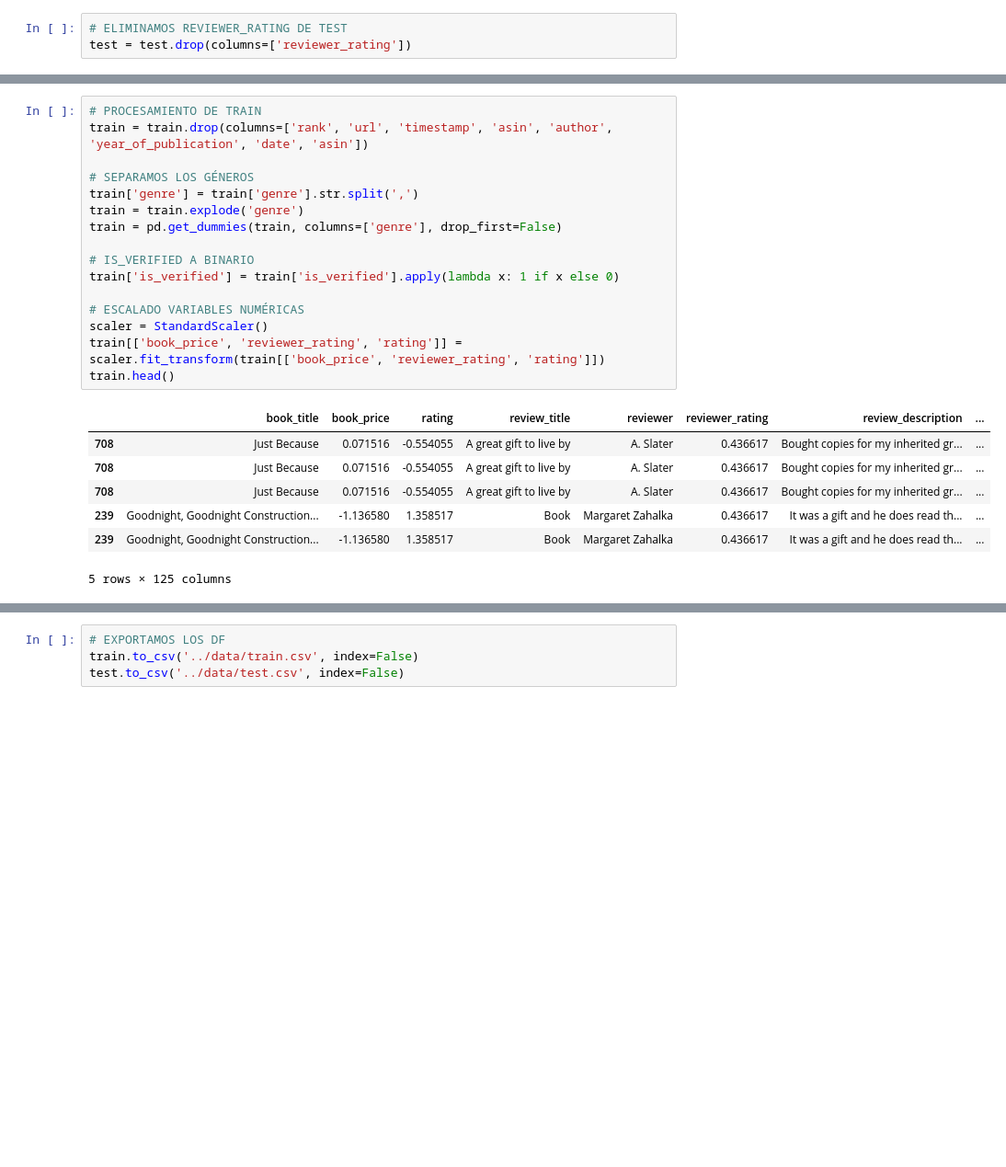
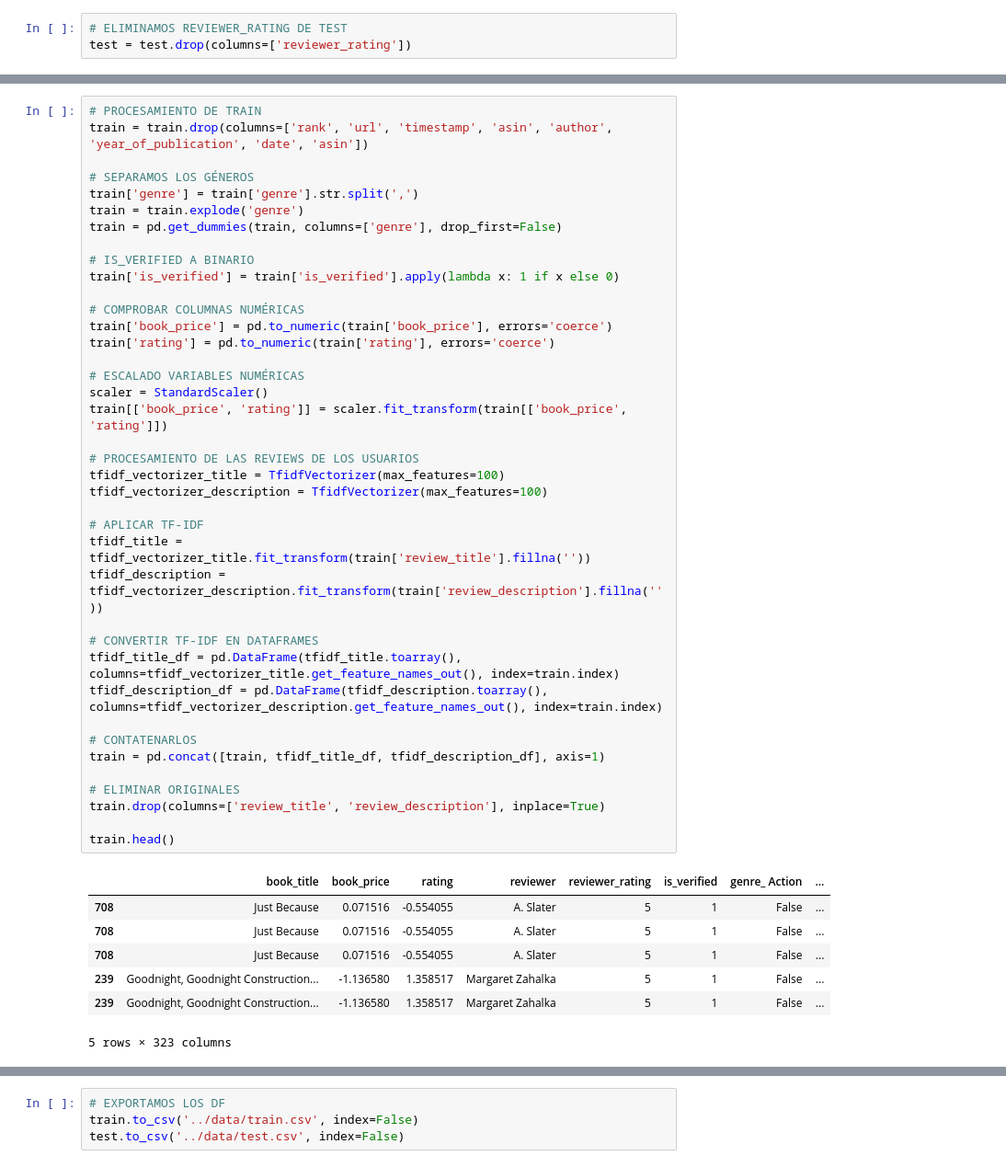
Before and after one commit to gonzalo-ceb/tf-data-science, a Jupyter notebook: notebooks/pre_procesamiento.ipynb, the cells around one changed output, grey strips where cells are left out. Shown at 92% size. Drawn from its saved outputs; the diff is of its cells as text; blank space fills up the shorter version.

```diff
--- a/notebooks/pre_procesamiento.ipynb
+++ b/notebooks/pre_procesamiento.ipynb
@@ -31,24 +31,47 @@ test.head()
 # %%
 # PROCESAMIENTO DE TRAIN
 train = train.drop(columns=['rank', 'url', 'timestamp', 'asin', 'author', 'year_of_publication', 'date', 'asin'])
 
 # SEPARAMOS LOS GÉNEROS
 train['genre'] = train['genre'].str.split(',')
 train = train.explode('genre')
 train = pd.get_dummies(train, columns=['genre'], drop_first=False)
 
 # IS_VERIFIED A BINARIO
 train['is_verified'] = train['is_verified'].apply(lambda x: 1 if x else 0)
 
+# COMPROBAR COLUMNAS NUMÉRICAS
+train['book_price'] = pd.to_numeric(train['book_price'], errors='coerce')
+train['rating'] = pd.to_numeric(train['rating'], errors='coerce')
+
 # ESCALADO VARIABLES NUMÉRICAS
 scaler = StandardScaler()
-train[['book_price', 'reviewer_rating', 'rating']] = scaler.fit_transform(train[['book_price', 'reviewer_rating', 'rating']])
+train[['book_price', 'rating']] = scaler.fit_transform(train[['book_price', 'rating']])
+
+# PROCESAMIENTO DE LAS REVIEWS DE LOS USUARIOS
+tfidf_vectorizer_title = TfidfVectorizer(max_features=100)
+tfidf_vectorizer_description = TfidfVectorizer(max_features=100)
+
+# APLICAR TF-IDF
+tfidf_title = tfidf_vectorizer_title.fit_transform(train['review_title'].fillna(''))
+tfidf_description = tfidf_vectorizer_description.fit_transform(train['review_description'].fillna(''))
+
+# CONVERTIR TF-IDF EN DATAFRAMES
+tfidf_title_df = pd.DataFrame(tfidf_title.toarray(), columns=tfidf_vectorizer_title.get_feature_names_out(), index=train.index)
+tfidf_description_df = pd.DataFrame(tfidf_description.toarray(), columns=tfidf_vectorizer_description.get_feature_names_out(), index=train.index)
+
+# CONTATENARLOS
+train = pd.concat([train, tfidf_title_df, tfidf_description_df], axis=1)
+
+# ELIMINAR ORIGINALES
+train.drop(columns=['review_title', 'review_description'], inplace=True)
+
 train.head()
 # %% [output]
-|  | book_title | book_price | rating | review_title | reviewer | reviewer_rating | review_description | ... |
-| 708 | Just Because | 0.071516 | -0.554055 | A great gift to live by | A. Slater | 0.436617 | Bought copies for my inherited gr... | ... |
-| 708 | Just Because | 0.071516 | -0.554055 | A great gift to live by | A. Slater | 0.436617 | Bought copies for my inherited gr... | ... |
-| 708 | Just Because | 0.071516 | -0.554055 | A great gift to live by | A. Slater | 0.436617 | Bought copies for my inherited gr... | ... |
-| 239 | Goodnight, Goodnight Construction... | -1.136580 | 1.358517 | Book | Margaret Zahalka | 0.436617 | It was a gift and he does read th... | ... |
-| 239 | Goodnight, Goodnight Construction... | -1.136580 | 1.358517 | Book | Margaret Zahalka | 0.436617 | It was a gift and he does read th... | ... |
+|  | book_title | book_price | rating | reviewer | reviewer_rating | is_verified | genre_ Action | ... |
+| 708 | Just Because | 0.071516 | -0.554055 | A. Slater | 5 | 1 | False | ... |
+| 708 | Just Because | 0.071516 | -0.554055 | A. Slater | 5 | 1 | False | ... |
+| 708 | Just Because | 0.071516 | -0.554055 | A. Slater | 5 | 1 | False | ... |
+| 239 | Goodnight, Goodnight Construction... | -1.136580 | 1.358517 | Margaret Zahalka | 5 | 1 | False | ... |
+| 239 | Goodnight, Goodnight Construction... | -1.136580 | 1.358517 | Margaret Zahalka | 5 | 1 | False | ... |
-5 rows × 125 columns
+5 rows × 323 columns
```
Also changed, not shown: parts of 2 cells of this notebook, 2 other files.
